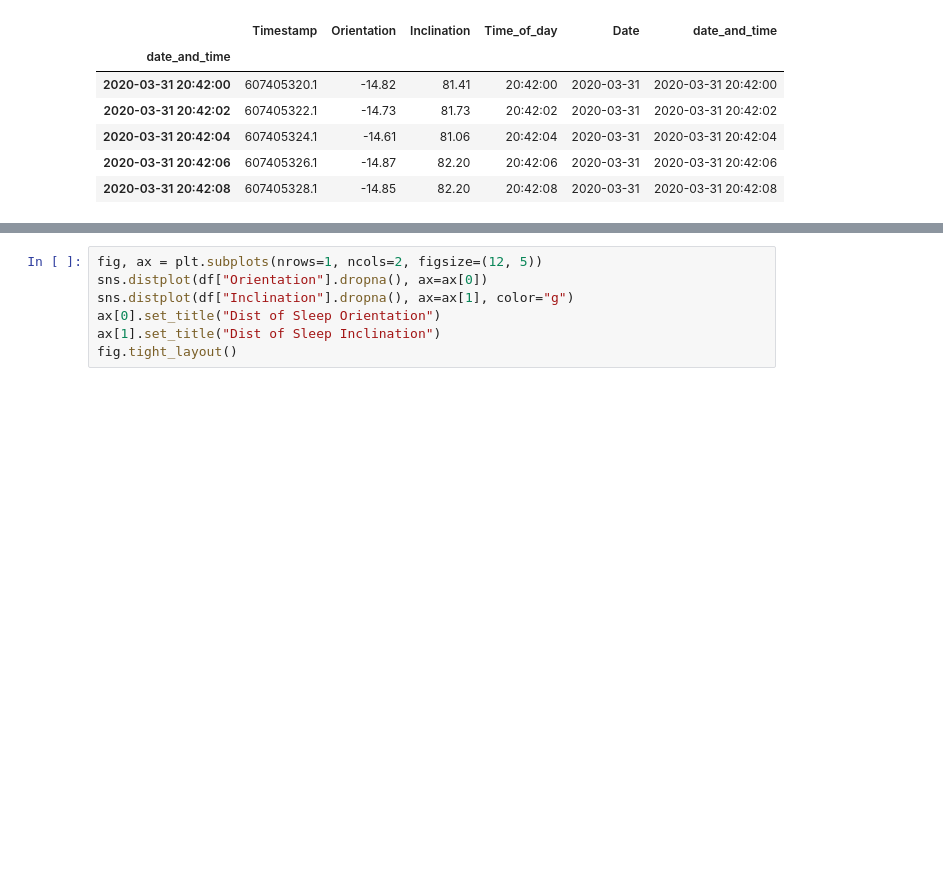
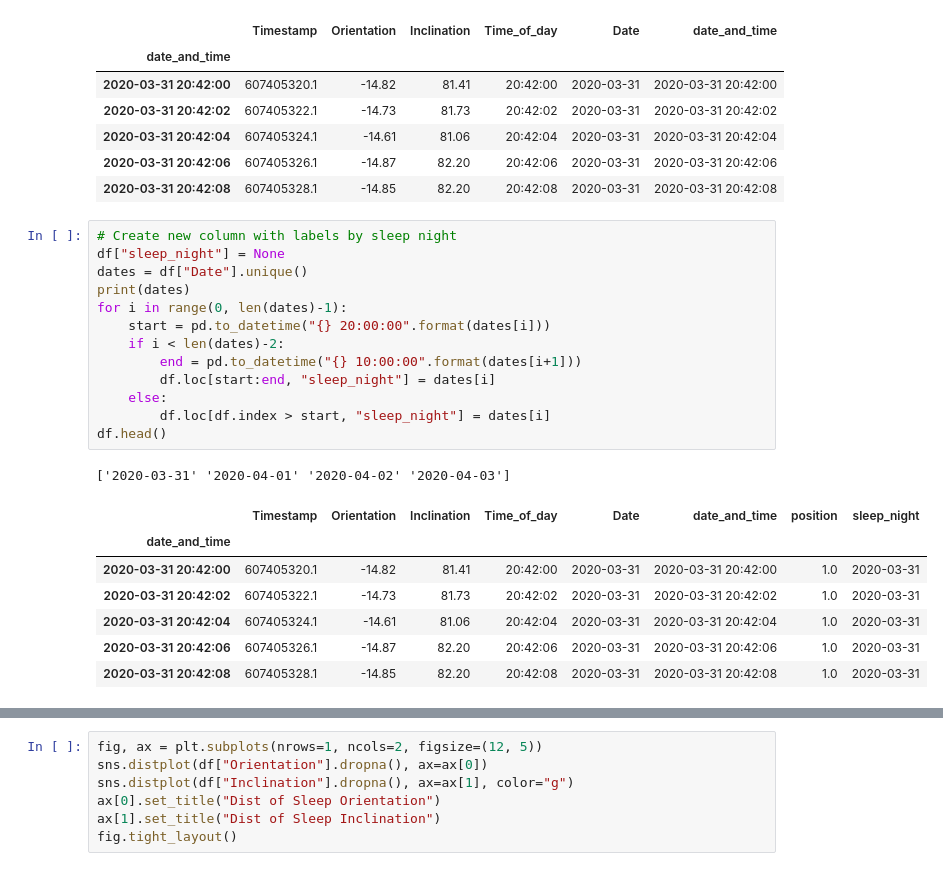
Before and after one commit to kimberlymcm/digitalhealth_project, a Jupyter notebook: src/Sleep_Position_Investigation.ipynb, the cells around one changed output, grey strips where cells are left out. Saved outputs shown, nothing was run; the diff lists cells and outputs as text; blank space fills up the shorter version.

```diff
--- a/src/Sleep_Position_Investigation.ipynb
+++ b/src/Sleep_Position_Investigation.ipynb
@@ -48,6 +48,28 @@ Num after dropping nulls: 36255
 | 2020-03-31 20:42:04 | 607405324.1 | -14.61 | 81.06 | 20:42:04 | 2020-03-31 | 2020-03-31 20:42:04 |
 | 2020-03-31 20:42:06 | 607405326.1 | -14.87 | 82.20 | 20:42:06 | 2020-03-31 | 2020-03-31 20:42:06 |
 | 2020-03-31 20:42:08 | 607405328.1 | -14.85 | 82.20 | 20:42:08 | 2020-03-31 | 2020-03-31 20:42:08 |
+# %%
+# Create new column with labels by sleep night
+df["sleep_night"] = None
+dates = df["Date"].unique()
+print(dates)
+for i in range(0, len(dates)-1):
+    start = pd.to_datetime("{} 20:00:00".format(dates[i]))
+    if i < len(dates)-2:
+        end = pd.to_datetime("{} 10:00:00".format(dates[i+1]))
+        df.loc[start:end, "sleep_night"] = dates[i]
+    else:
+        df.loc[df.index > start, "sleep_night"] = dates[i]
+df.head()
+# %% [output]
+['2020-03-31' '2020-04-01' '2020-04-02' '2020-04-03']
+|  | Timestamp | Orientation | Inclination | Time_of_day | Date | date_and_time | position | sleep_night |
+| date_and_time |  |  |  |  |  |  |  |  |
+| 2020-03-31 20:42:00 | 607405320.1 | -14.82 | 81.41 | 20:42:00 | 2020-03-31 | 2020-03-31 20:42:00 | 1.0 | 2020-03-31 |
+| 2020-03-31 20:42:02 | 607405322.1 | -14.73 | 81.73 | 20:42:02 | 2020-03-31 | 2020-03-31 20:42:02 | 1.0 | 2020-03-31 |
+| 2020-03-31 20:42:04 | 607405324.1 | -14.61 | 81.06 | 20:42:04 | 2020-03-31 | 2020-03-31 20:42:04 | 1.0 | 2020-03-31 |
+| 2020-03-31 20:42:06 | 607405326.1 | -14.87 | 82.20 | 20:42:06 | 2020-03-31 | 2020-03-31 20:42:06 | 1.0 | 2020-03-31 |
+| 2020-03-31 20:42:08 | 607405328.1 | -14.85 | 82.20 | 20:42:08 | 2020-03-31 | 2020-03-31 20:42:08 | 1.0 | 2020-03-31 |
 # %%
 fig, ax = plt.subplots(nrows=1, ncols=3, figsize=(15, 5))
 
```
Also changed, not shown: parts of 5 cells of this notebook.
